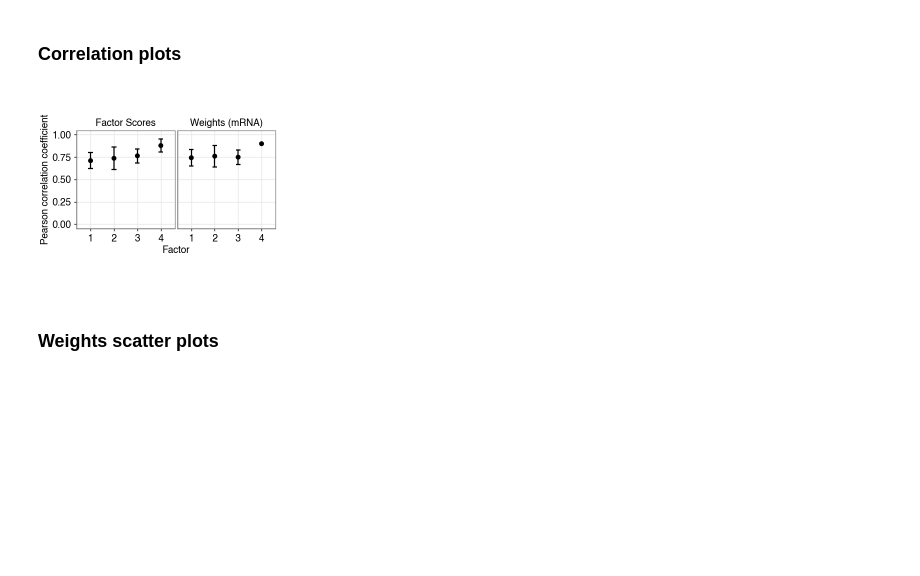
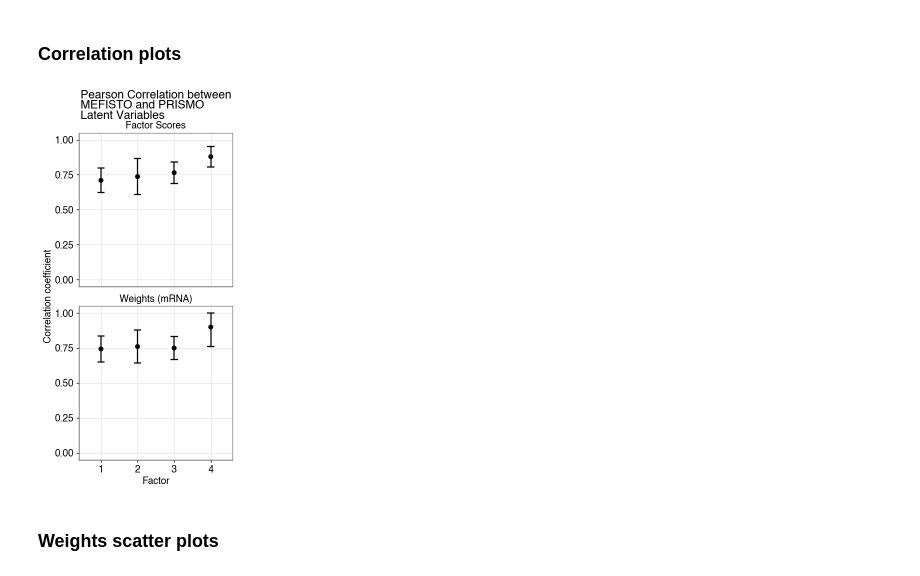
Before and after one commit to bioFAM/mofaflex-analysis, a Jupyter notebook: comparison_mefisto_visium/analysis.ipynb, the cells around one changed output. Drawn from its saved outputs; the diff is of its cells as text; code cells hidden in the pictures; blank space fills up the shorter version.

Commit message:
more plot improvements

```diff
--- a/comparison_mefisto_visium/analysis.ipynb
+++ b/comparison_mefisto_visium/analysis.ipynb
@@ -128,50 +128,56 @@ for seed in range(10):
 # %% [markdown]
 ### Correlation plots
 # %%
+seeds = list(z_prismo.keys())
+views = list(w_prismo[seeds[0]].keys())
+n_factors = z_prismo[0].shape[1]
+
 df = []
-for seed in range(10):
+for seed in seeds:
     corr = []
-    for i in range(z_prismo[seed].shape[1]):
+    for i in range(n_factors):
         corr.append(pearsonr(z_prismo[seed].iloc[:, i], z_mefisto.iloc[:, i])[0])
     df.append(pd.DataFrame(corr, columns=["corr"]))
     df[-1]["seed"] = seed
-    df[-1]["factor"] = [f"{i+1}" for i in range(z_prismo[seed].shape[1])]
+    df[-1]["factor"] = [f"{i+1}" for i in range(n_factors)]
     df[-1]["lv"] = "Factor Scores"
 
-    for view in w_prismo[seed].keys():
+    for view in views:
         corr = []
-        for i in range(w_prismo[seed][view].shape[1]):
-            corr.append(pearsonr(w_prismo[seed][view].iloc[:, i], w_mefisto[view].iloc[:, i])[0])
+        for i in range(n_factors):
+            corr.append(pearsonr(w_prismo[seed][view].iloc[:, i], w_mefisto[view].iloc[:, i])[0].item())
         df.append(pd.DataFrame(corr, columns=[f"corr"]))
         df[-1]["seed"] = seed
-        df[-1]["factor"] = [f"{i+1}" for i in range(w_prismo[seed][view].shape[1])]
+        df[-1]["factor"] = [f"{i+1}" for i in range(n_factors)]
         df[-1]["lv"] = f"Weights ({view})"
 
 df = pd.concat(df, axis=0)
 
 df = df.groupby(["factor", "lv"])["corr"].aggregate(["mean", "std"]).reset_index()
 df["min"] = df["mean"] - df["std"]
 df["max"] = df["mean"] + df["std"]
-df["factor"] = pd.Categorical(df["factor"], categories=[f"{i+1}" for i in range(10)], ordered=True)
-df["min"] = np.clip(df["min"], a_min=0, a_max=10)
-df["max"] = np.clip(df["max"], a_min=0, a_max=10)
+df["factor"] = pd.Categorical(df["factor"], categories=[f"{i+1}" for i in range(n_factors)], ordered=True)
+df["min"] = np.clip(df["min"], a_min=0., a_max=1.)
+df["max"] = np.clip(df["max"], a_min=0., a_max=1.)
 
 plot = (
-    ggplot(df, aes(x="factor", y="mean"))
+    ggplot(df, aes(x="factor", y="mean", group="lv"))
     + geom_point(size=1.)
-    + geom_line()
     + geom_errorbar(aes(ymin="min", ymax="max"), width=0.2)
-    + facet_wrap("~lv", scales="fixed", ncol=5)
+    + facet_wrap("~lv", scales="fixed", ncol=1)
     + theme(
-        figure_size=(2.4, 2),
+        figure_size=(2, 4),
+        panel_spacing_y=0.05
     )
-    + labs(x="Factor", y="Pearson correlation coefficient")
-    + ylim(0., 1.)
+    + labs(x="Factor", y="Correlation coefficient", title="Pearson Correlation between\nMEFISTO and PRISMO\nLatent Variables")
+    + ylim(0, 1)
 )
-plot.save("plots/correlations.pdf")
+
+fig = plot.draw()
+fig.savefig("plots/correlations.pdf")
 plot.show()
 # %% [output]
-[figure, old version]
+[figure, new version]
 # %% [markdown]
 ### Weights scatter plots
 # %%
```
Also changed, not shown: parts of 8 cells of this notebook, 1 other file.
